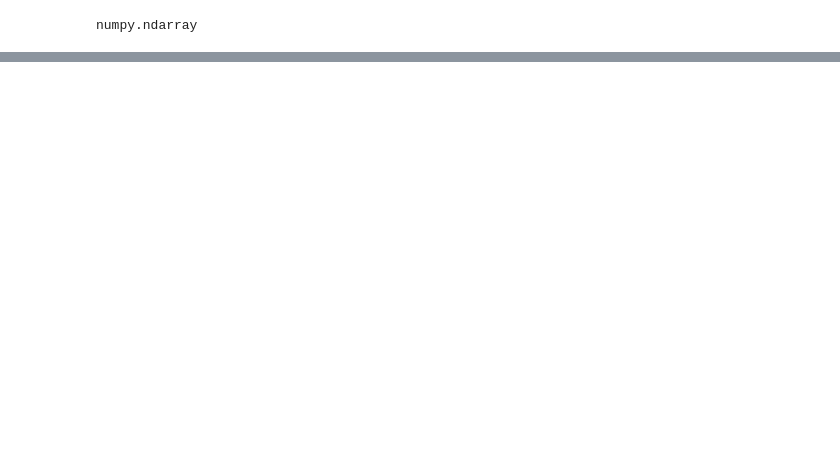
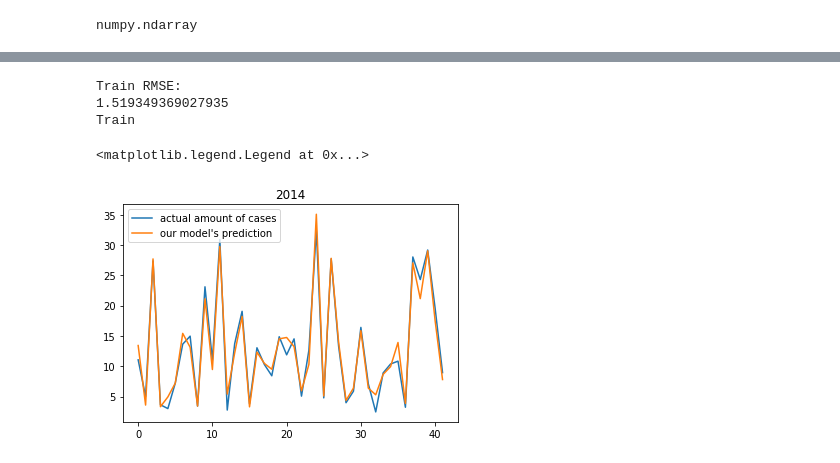
Before and after one commit to shreyaj1212/Influenza-Trends, a Jupyter notebook: Regression-Percentage.ipynb, the cells around one changed output, grey strips where cells are left out. Drawn from its saved outputs; the diff is of its cells as text; code cells hidden in the pictures; blank space fills up the shorter version.

```diff
--- a/Regression-Percentage.ipynb
+++ b/Regression-Percentage.ipynb
@@ -133,0 +271,49 @@ numpy.ndarray
+# %%
+year = 2014
+dat = data[data['YEAR']==year]
+data_train, data_val = train_test_split(dat, test_size = 0.20, random_state = 0)
+y_train = data_train['PERCENT POSITIVE']
+y_val = data_val['PERCENT POSITIVE']
+
+X_train = data_train[['INFL','FLU','OSELT','GRIPE','VACC','COUGH','CC','sines','FLU_SYMP','INF_SYMP','PREV','cos','FLU dervs','FLU_SYMP dervs','CC dervs','COUGH dervs','INF_SYMP dervs','sines dervs','cos dervs']]
+X_val = data_val[['INFL','FLU','OSELT','GRIPE','VACC','COUGH','CC','sines','FLU_SYMP','INF_SYMP','PREV','cos','FLU dervs','FLU_SYMP dervs','CC dervs','COUGH dervs','INF_SYMP dervs','sines dervs','cos dervs']]
+
+from sklearn.linear_model import ElasticNet
+
+clf = ElasticNet(random_state=0)
+clf.fit(X_train, y_train)
+
+from sklearn.metrics import auc
+
+y_train = np.array(y_train).reshape(len(y_train))
+
+y_train_predict = clf.predict(X_train).reshape(len(X_train))
+for i in range(len(y_train_predict)):
+    if y_train_predict[i]<0.0:
+        y_train_predict[i]=abs(y_train_predict[i])
+
+train_rmse = np.sqrt(((y_train-y_train_predict)**2).mean())
+
+train_deeta = {'true': y_train,"pred": y_train_predict,"error": abs(y_train-y_train_predict)}
+print("Train RMSE:")
+print(train_rmse)
+train_compare = pd.DataFrame(train_deeta)
+
+print("Train")
+#print(train_compare[train_compare['error']>10], "\n")
+
+x=np.arange(0,len(data_train))
+y=train_compare['true']#.iloc[500:700]
+plt.plot(x,y)
+
+y=train_compare['pred']#.iloc[500:700]
+plt.plot(x,y)
+
+plt.title(str(year))
+plt.legend(['actual amount of cases','our model\'s prediction'])
+# %% [output]
+Train RMSE:
+1.519349369027935
+Train
+<matplotlib.legend.Legend at 0x...>
+[figure, added]
```
Also changed, not shown: parts of 17 cells of this notebook, 11 other files.
